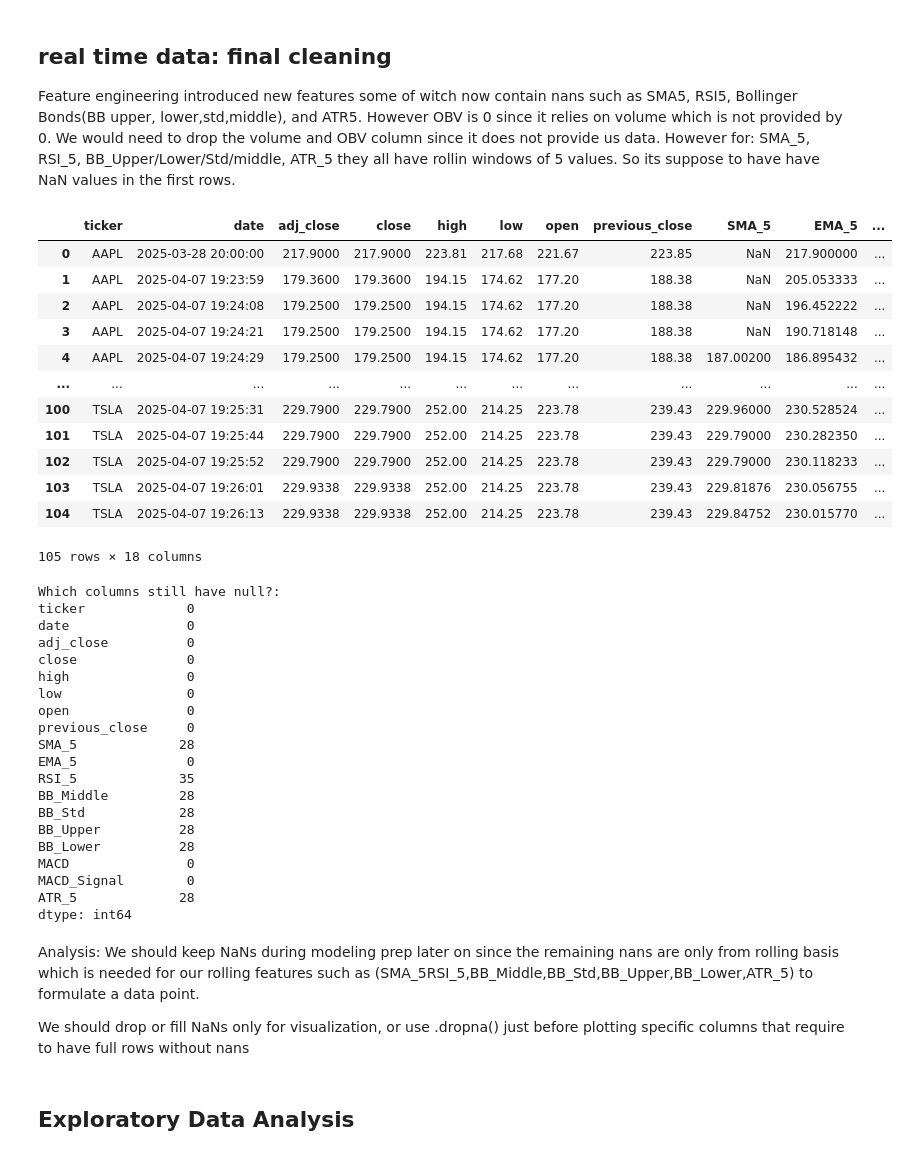
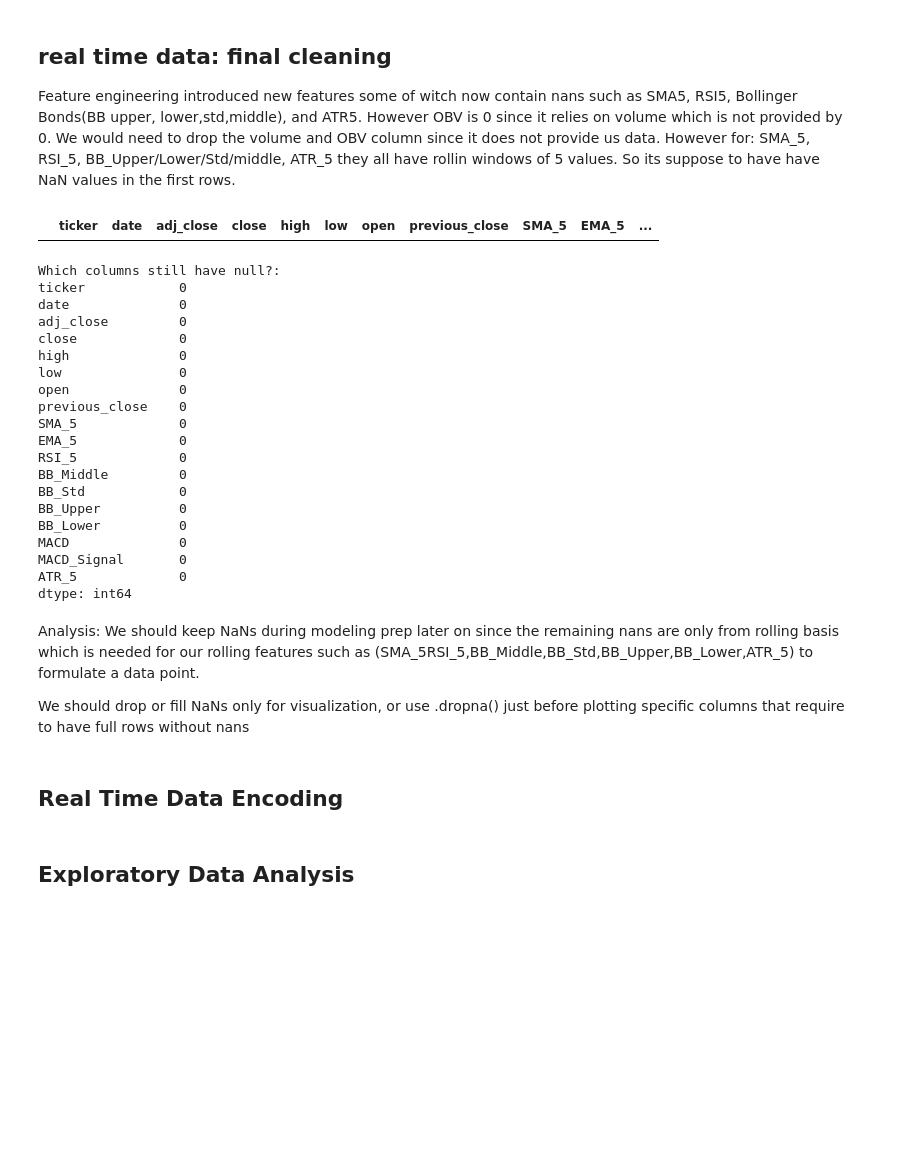
Before and after one commit to HaseemArshad/Stock-Market-Prediction-Model, a Jupyter notebook: StockMarketPredictionModel.ipynb, the cells around one changed output. Cells and saved outputs as stored; diff of their text form; code cells hidden in the pictures; blank space fills up the shorter version.

```diff
--- a/StockMarketPredictionModel.ipynb
+++ b/StockMarketPredictionModel.ipynb
@@ -561,59 +560,49 @@ display(df_cleaned_cass_features)
 Feature engineering introduced new features some of witch now contain nans such as SMA5, RSI5, Bollinger Bonds(BB upper, lower,std,middle), and ATR5. However OBV is 0 since it relies on volume which is not provided by 0. We would need to drop the volume and OBV column since it does not provide us data. However for: SMA_5, RSI_5, BB_Upper/Lower/Std/middle, ATR_5 they all have rollin windows of 5 values. So its suppose to have have NaN values in the first rows.
 # %%
 def final_clean_realtime(df):
-    # Drop OBV and volume since they're not useful
-    df = df.drop(columns=['volume', 'OBV'], errors='ignore')
+    # first droppoing OBV and volume since it is not available in finnhub
+    df = df.drop(columns=['volume', 'OBV'])
 
-    # Drop rows where ALL of the engineered rolling features are NaN
+    #to remedy the remaining nulls we are applying forward fill
     rolling_cols = ['SMA_5', 'EMA_5', 'RSI_5', 'BB_Middle', 'BB_Std', 'BB_Upper', 'BB_Lower', 'ATR_5']
-    df = df.dropna(subset=rolling_cols, how='all')
-
-    # Optional: reset index
-    df = df.reset_index(drop=True)
+    df[rolling_cols] = df[rolling_cols].fillna(method='ffill')
+    #dropping the remaining nans that are not able to be forward filled
+    df = df.dropna(subset=rolling_cols).reset_index(drop=True)
 
     return df
+
 df_cass_final = final_clean_realtime(df_cleaned_cass_features)
 display(df_cass_final)
 print('Which columns still have null?:')
 print(df_cass_final.isnull().sum())
 # %% [output]
 |  | ticker | date | adj_close | close | high | low | open | previous_close | SMA_5 | EMA_5 | ... |
-| 0 | AAPL | 2025-03-28 20:00:00 | 217.9000 | 217.9000 | 223.81 | 217.68 | 221.67 | 223.85 | NaN | 217.900000 | ... |
-| 1 | AAPL | 2025-04-07 19:23:59 | 179.3600 | 179.3600 | 194.15 | 174.62 | 177.20 | 188.38 | NaN | 205.053333 | ... |
-| 2 | AAPL | 2025-04-07 19:24:08 | 179.2500 | 179.2500 | 194.15 | 174.62 | 177.20 | 188.38 | NaN | 196.452222 | ... |
-| 3 | AAPL | 2025-04-07 19:24:21 | 179.2500 | 179.2500 | 194.15 | 174.62 | 177.20 | 188.38 | NaN | 190.718148 | ... |
-| 4 | AAPL | 2025-04-07 19:24:29 | 179.2500 | 179.2500 | 194.15 | 174.62 | 177.20 | 188.38 | 187.00200 | 186.895432 | ... |
-| ... | ... | ... | ... | ... | ... | ... | ... | ... | ... | ... | ... |
-| 100 | TSLA | 2025-04-07 19:25:31 | 229.7900 | 229.7900 | 252.00 | 214.25 | 223.78 | 239.43 | 229.96000 | 230.528524 | ... |
-| 101 | TSLA | 2025-04-07 19:25:44 | 229.7900 | 229.7900 | 252.00 | 214.25 | 223.78 | 239.43 | 229.79000 | 230.282350 | ... |
-| 102 | TSLA | 2025-04-07 19:25:52 | 229.7900 | 229.7900 | 252.00 | 214.25 | 223.78 | 239.43 | 229.79000 | 230.118233 | ... |
-| 103 | TSLA | 2025-04-07 19:26:01 | 229.9338 | 229.9338 | 252.00 | 214.25 | 223.78 | 239.43 | 229.81876 | 230.056755 | ... |
-| 104 | TSLA | 2025-04-07 19:26:13 | 229.9338 | 229.9338 | 252.00 | 214.25 | 223.78 | 239.43 | 229.84752 | 230.015770 | ... |
-105 rows × 18 columns
+Which columns still have null?:
+ticker            0
+date              0
+adj_close         0
+close             0
+high              0
+low               0
+open              0
+previous_close    0
+SMA_5             0
+EMA_5             0
+RSI_5             0
+BB_Middle         0
+BB_Std            0
+BB_Upper          0
+BB_Lower          0
+MACD              0
+MACD_Signal       0
+ATR_5             0
+dtype: int64
-Which columns still have null?:
-ticker             0
-date               0
-adj_close          0
-close              0
-high               0
-low                0
-open               0
-previous_close     0
-SMA_5             28
-EMA_5              0
-RSI_5             35
-BB_Middle         28
-BB_Std            28
-BB_Upper          28
-BB_Lower          28
-MACD               0
-MACD_Signal        0
-ATR_5             28
-dtype: int64
 # %% [markdown]
 Analysis: We should keep NaNs during modeling prep later on since the remaining nans are only from rolling basis which is needed for our rolling features such as (SMA_5RSI_5,BB_Middle,BB_Std,BB_Upper,BB_Lower,ATR_5) to formulate a data point.
 
 We should drop or fill NaNs only for visualization, or use .dropna() just before plotting specific columns that require to have full rows without nans
+# %% [markdown]
+## Real Time Data Encoding
 # %% [markdown]
 ## Exploratory Data Analysis
 # %% [markdown]
```
Also changed, not shown: parts of 4 cells of this notebook.
